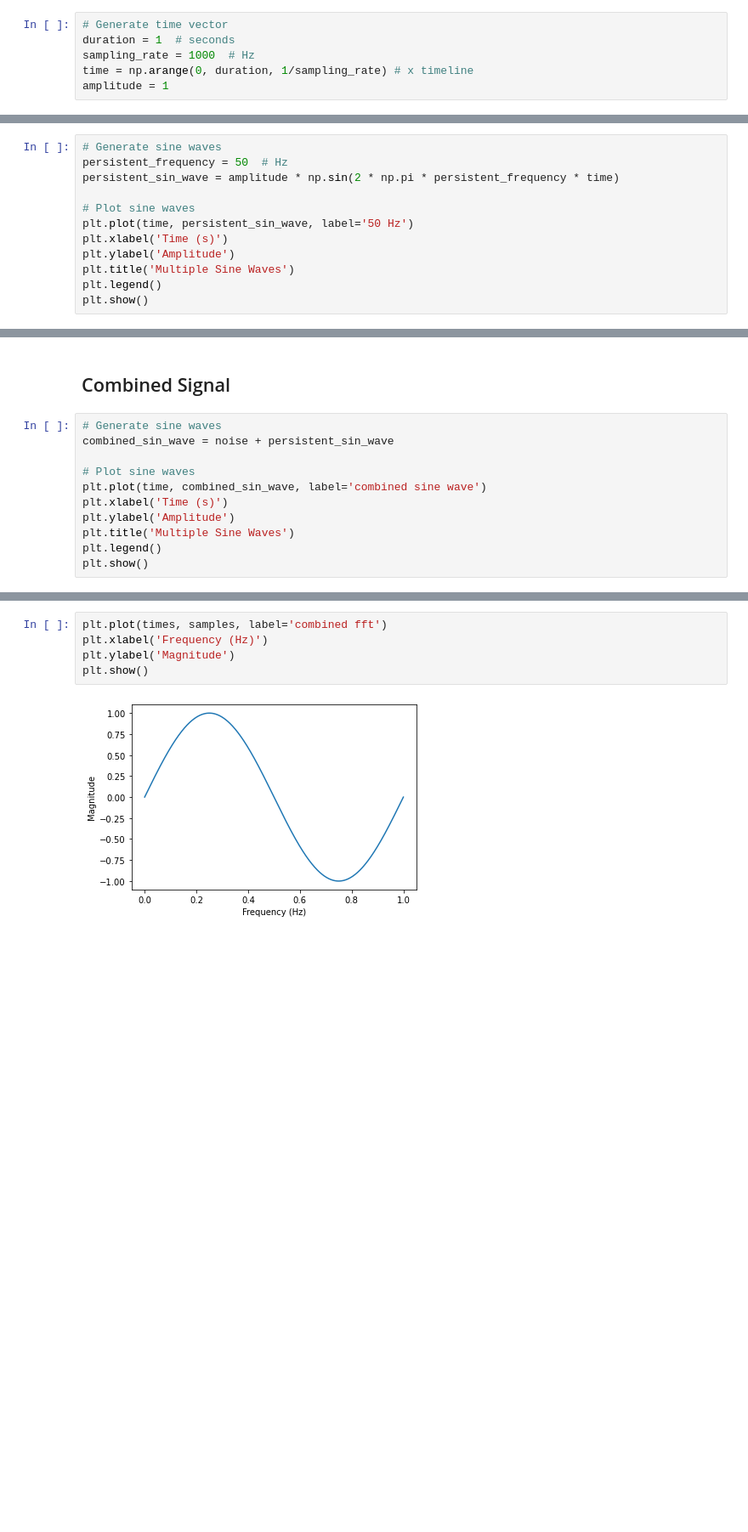
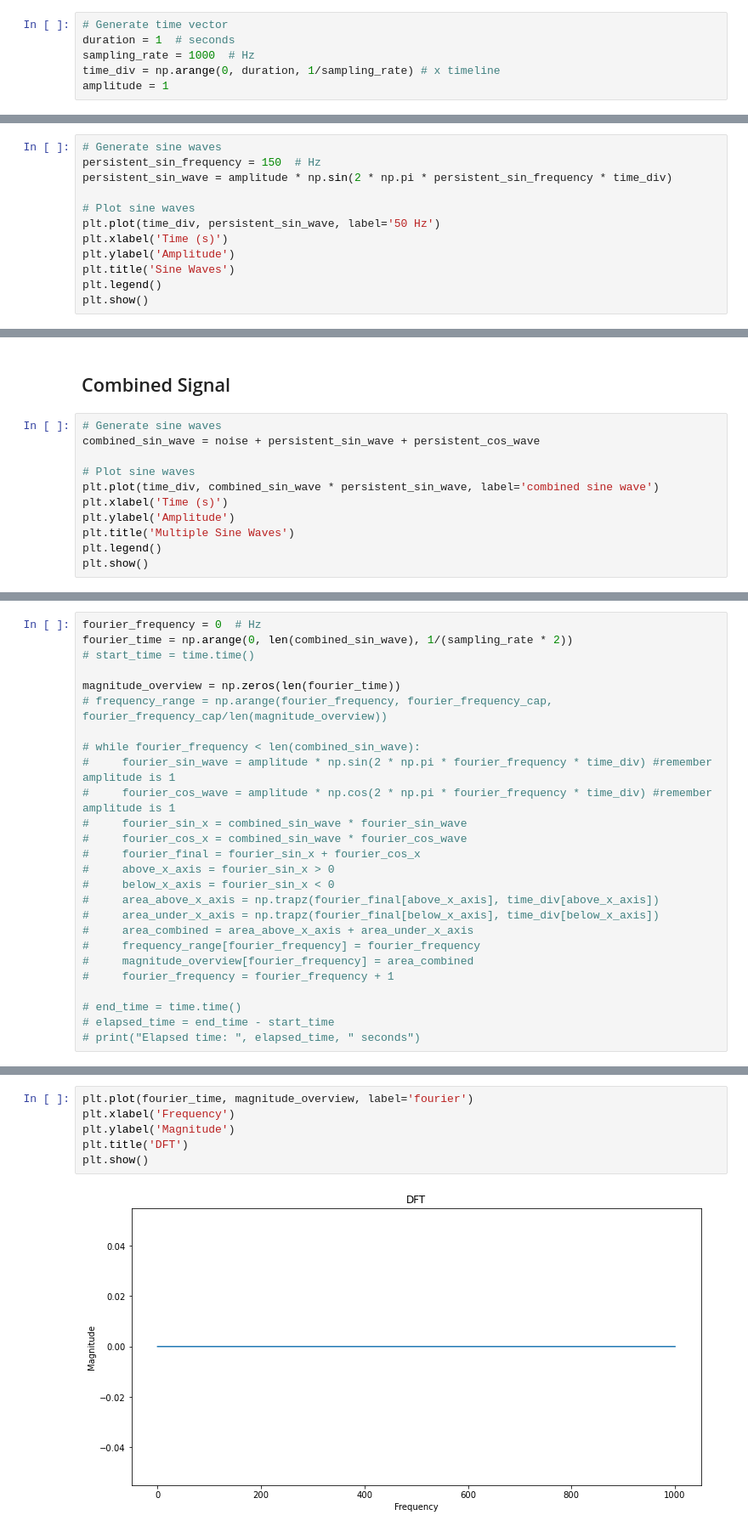
Before and after one commit to sayingless/fast-fourier-transform, a Jupyter notebook: Fourier Transform.ipynb, the cells around one changed output, grey strips where cells are left out. Shown: that part at 85% size. Cells and saved outputs as stored; diff of their text form; blank space fills up the shorter version.

```diff
--- a/Fourier Transform.ipynb
+++ b/Fourier Transform.ipynb
@@ -9,7 +10,7 @@ plt.rcParams['figure.figsize'] = [12, 6] #Make the graph big
 # Generate time vector
 duration = 1  # seconds
 sampling_rate = 1000  # Hz
-time = np.arange(0, duration, 1/sampling_rate) # x timeline
+time_div = np.arange(0, duration, 1/sampling_rate) # x timeline
 amplitude = 1
 # %% [markdown]
 ## Create Noisy Signal
@@ -30,14 +29,14 @@ plt.show()
 ## Create Persistent Signal
 # %%
 # Generate sine waves
-persistent_frequency = 50  # Hz
-persistent_sin_wave = amplitude * np.sin(2 * np.pi * persistent_frequency * time)
+persistent_sin_frequency = 150  # Hz
+persistent_sin_wave = amplitude * np.sin(2 * np.pi * persistent_sin_frequency * time_div)
 
 # Plot sine waves
-plt.plot(time, persistent_sin_wave, label='50 Hz')
+plt.plot(time_div, persistent_sin_wave, label='50 Hz')
 plt.xlabel('Time (s)')
 plt.ylabel('Amplitude')
-plt.title('Multiple Sine Waves')
+plt.title('Sine Waves')
 plt.legend()
 plt.show()
 # %% [output]
@@ -46,10 +59,10 @@ plt.show()
 ## Combined Signal
 # %%
 # Generate sine waves
-combined_sin_wave = noise + persistent_sin_wave
+combined_sin_wave = noise + persistent_sin_wave + persistent_cos_wave
 
 # Plot sine waves
-plt.plot(time, combined_sin_wave, label='combined sine wave')
+plt.plot(time_div, combined_sin_wave * persistent_sin_wave, label='combined sine wave')
 plt.xlabel('Time (s)')
 plt.ylabel('Amplitude')
 plt.title('Multiple Sine Waves')
@@ -235,0 +75,26 @@ times length: 1029
+# %%
+fourier_frequency = 0  # Hz
+fourier_time = np.arange(0, len(combined_sin_wave), 1/(sampling_rate * 2))
+# start_time = time.time()
+
+magnitude_overview = np.zeros(len(fourier_time))
+# frequency_range = np.arange(fourier_frequency, fourier_frequency_cap, fourier_frequency_cap/len(magnitude_overview))
+
+# while fourier_frequency < len(combined_sin_wave):
+#     fourier_sin_wave = amplitude * np.sin(2 * np.pi * fourier_frequency * time_div) #remember amplitude is 1
+#     fourier_cos_wave = amplitude * np.cos(2 * np.pi * fourier_frequency * time_div) #remember amplitude is 1
+#     fourier_sin_x = combined_sin_wave * fourier_sin_wave
+#     fourier_cos_x = combined_sin_wave * fourier_cos_wave
+#     fourier_final = fourier_sin_x + fourier_cos_x
+#     above_x_axis = fourier_sin_x > 0
+#     below_x_axis = fourier_sin_x < 0
+#     area_above_x_axis = np.trapz(fourier_final[above_x_axis], time_div[above_x_axis])
+#     area_under_x_axis = np.trapz(fourier_final[below_x_axis], time_div[below_x_axis])
+#     area_combined = area_above_x_axis + area_under_x_axis
+#     frequency_range[fourier_frequency] = fourier_frequency
+#     magnitude_overview[fourier_frequency] = area_combined
+#     fourier_frequency = fourier_frequency + 1
+
+# end_time = time.time()
+# elapsed_time = end_time - start_time
+# print("Elapsed time: ", elapsed_time, " seconds")
@@ -236,7 +105,8 @@ times length: 1029
 # %%
-plt.plot(times, samples, label='combined fft')
-plt.xlabel('Frequency (Hz)')
+plt.plot(fourier_time, magnitude_overview, label='fourier')
+plt.xlabel('Frequency')
 plt.ylabel('Magnitude')
+plt.title('DFT')
 plt.show()
 # %% [output]
-[figure, old version]
+[figure, new version]
```
Also changed, not shown: parts of 30 cells of this notebook, 4 other files.
